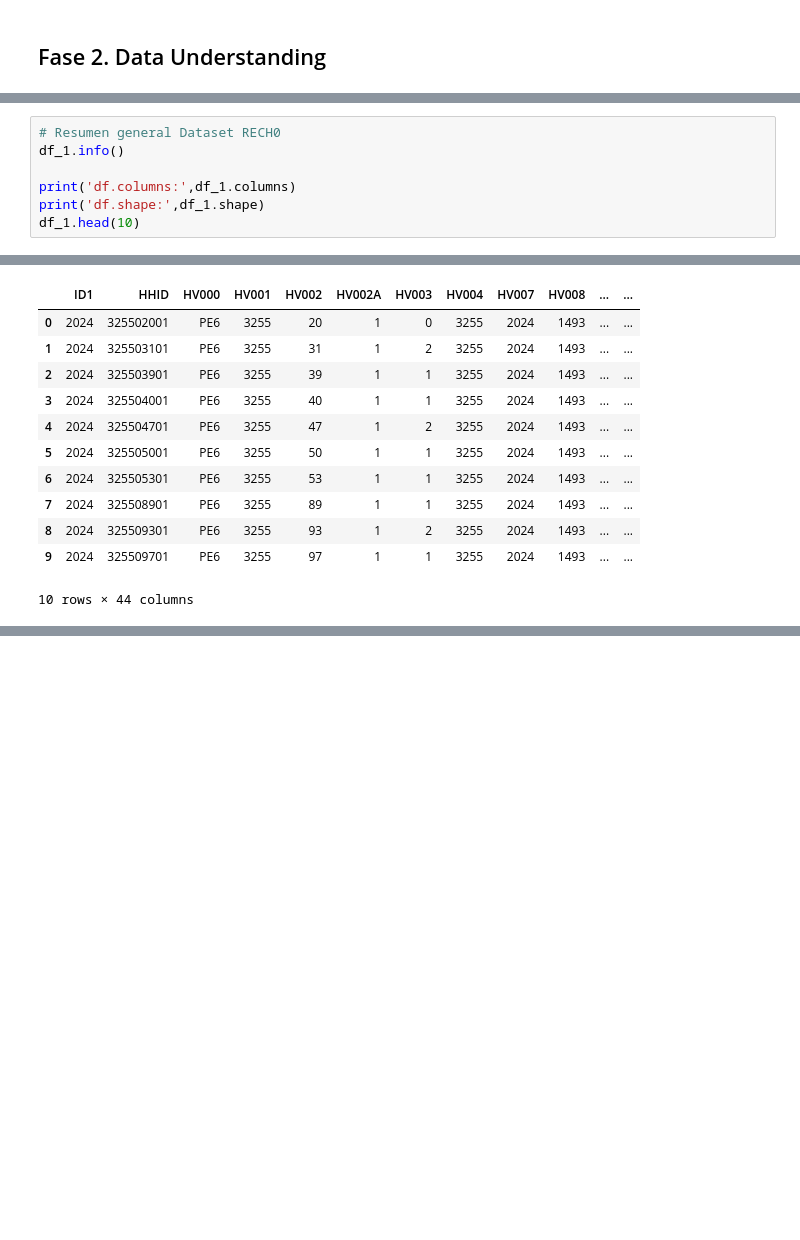
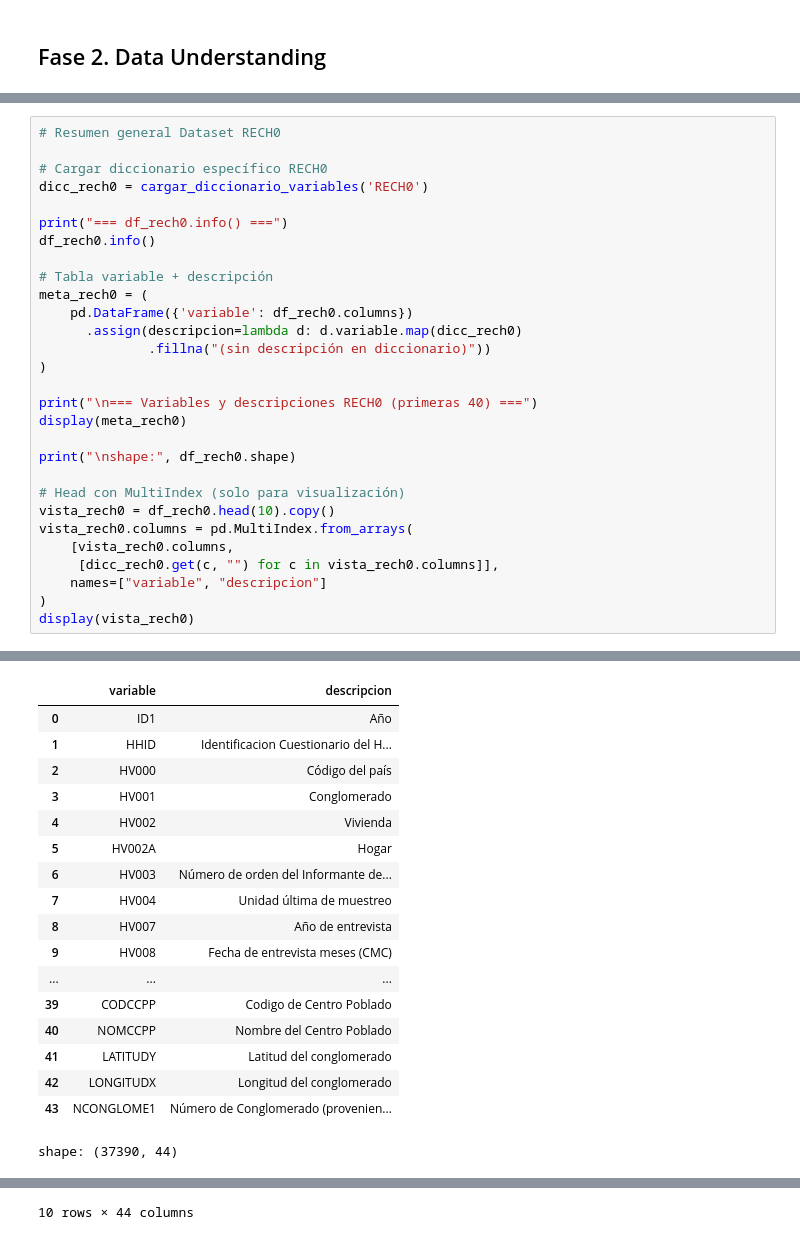
Before and after one commit to abelguevara-upeu/data-minig, a Jupyter notebook: notebooks/md-project/Fase 1-2.ipynb, the cells around one changed output, grey strips where cells are left out. Saved outputs shown, nothing was run; the diff lists cells and outputs as text; blank space fills up the shorter version.

```diff
--- a/notebooks/md-project/Fase 1-2.ipynb
+++ b/notebooks/md-project/Fase 1-2.ipynb
@@ -123,8 +216,30 @@ Ruta raíz: /opt/notebooks/md-project
 # %%
 # Resumen general Dataset RECH0
-df_1.info()
 
-print('df.columns:',df_1.columns)
-print('df.shape:',df_1.shape)
-df_1.head(10)
+# Cargar diccionario específico RECH0
+dicc_rech0 = cargar_diccionario_variables('RECH0')
+
+print("=== df_rech0.info() ===")
+df_rech0.info()
+
+# Tabla variable + descripción
+meta_rech0 = (
+    pd.DataFrame({'variable': df_rech0.columns})
+      .assign(descripcion=lambda d: d.variable.map(dicc_rech0)
+              .fillna("(sin descripción en diccionario)"))
+)
+
+print("\n=== Variables y descripciones RECH0 (primeras 40) ===")
+display(meta_rech0)
+
+print("\nshape:", df_rech0.shape)
+
+# Head con MultiIndex (solo para visualización)
+vista_rech0 = df_rech0.head(10).copy()
+vista_rech0.columns = pd.MultiIndex.from_arrays(
+    [vista_rech0.columns,
+     [dicc_rech0.get(c, "") for c in vista_rech0.columns]],
+    names=["variable", "descripcion"]
+)
+display(vista_rech0)
 # %% [output]
@@ -148,12 +263,18 @@ df.shape: (37390, 44)
-|  | ID1 | HHID | HV000 | HV001 | HV002 | HV002A | HV003 | HV004 | HV007 | HV008 | ... | ... |
-| 0 | 2024 | 325502001 | PE6 | 3255 | 20 | 1 | 0 | 3255 | 2024 | 1493 | ... | ... |
-| 1 | 2024 | 325503101 | PE6 | 3255 | 31 | 1 | 2 | 3255 | 2024 | 1493 | ... | ... |
-| 2 | 2024 | 325503901 | PE6 | 3255 | 39 | 1 | 1 | 3255 | 2024 | 1493 | ... | ... |
-| 3 | 2024 | 325504001 | PE6 | 3255 | 40 | 1 | 1 | 3255 | 2024 | 1493 | ... | ... |
-| 4 | 2024 | 325504701 | PE6 | 3255 | 47 | 1 | 2 | 3255 | 2024 | 1493 | ... | ... |
-| 5 | 2024 | 325505001 | PE6 | 3255 | 50 | 1 | 1 | 3255 | 2024 | 1493 | ... | ... |
-| 6 | 2024 | 325505301 | PE6 | 3255 | 53 | 1 | 1 | 3255 | 2024 | 1493 | ... | ... |
-| 7 | 2024 | 325508901 | PE6 | 3255 | 89 | 1 | 1 | 3255 | 2024 | 1493 | ... | ... |
-| 8 | 2024 | 325509301 | PE6 | 3255 | 93 | 1 | 2 | 3255 | 2024 | 1493 | ... | ... |
-| 9 | 2024 | 325509701 | PE6 | 3255 | 97 | 1 | 1 | 3255 | 2024 | 1493 | ... | ... |
+|  | variable | descripcion |
+| 0 | ID1 | Año |
+| 1 | HHID | Identificacion Cuestionario del H... |
+| 2 | HV000 | Código del país |
+| 3 | HV001 | Conglomerado |
+| 4 | HV002 | Vivienda |
+| 5 | HV002A | Hogar |
+| 6 | HV003 | Número de orden del Informante de... |
+| 7 | HV004 | Unidad última de muestreo |
+| 8 | HV007 | Año de entrevista |
+| 9 | HV008 | Fecha de entrevista meses (CMC) |
+| ... | ... | ... |
+| 39 | CODCCPP | Codigo de Centro Poblado |
+| 40 | NOMCCPP | Nombre del Centro Poblado |
+| 41 | LATITUDY | Latitud del conglomerado |
+| 42 | LONGITUDX | Longitud del conglomerado |
+| 43 | NCONGLOME1 | Número de Conglomerado (provenien... |
-10 rows × 44 columns
+shape: (37390, 44)
@@ -160,2 +293,3 @@ df.shape: (37390, 44)
+10 rows × 44 columns
 # %%
 # Resumen general Dataset RECH5
```
Also changed, not shown: parts of 9 cells of this notebook, 5 other files.
